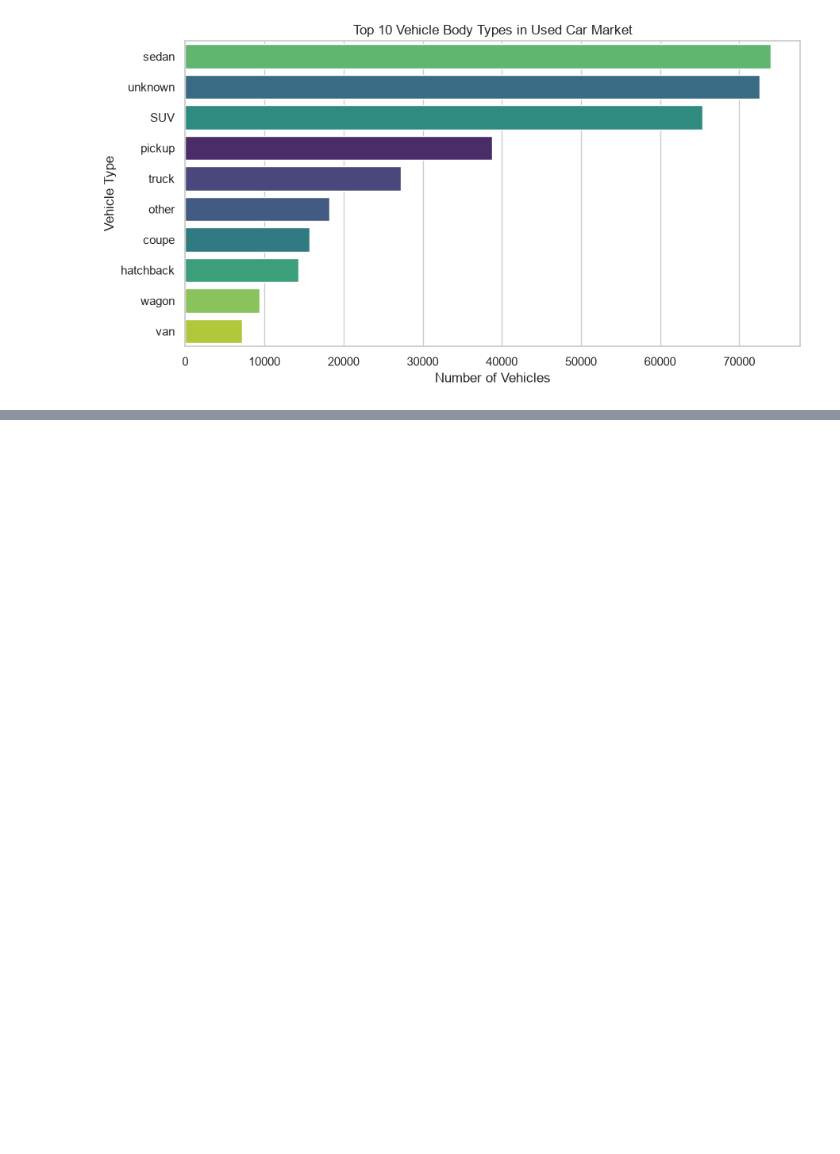
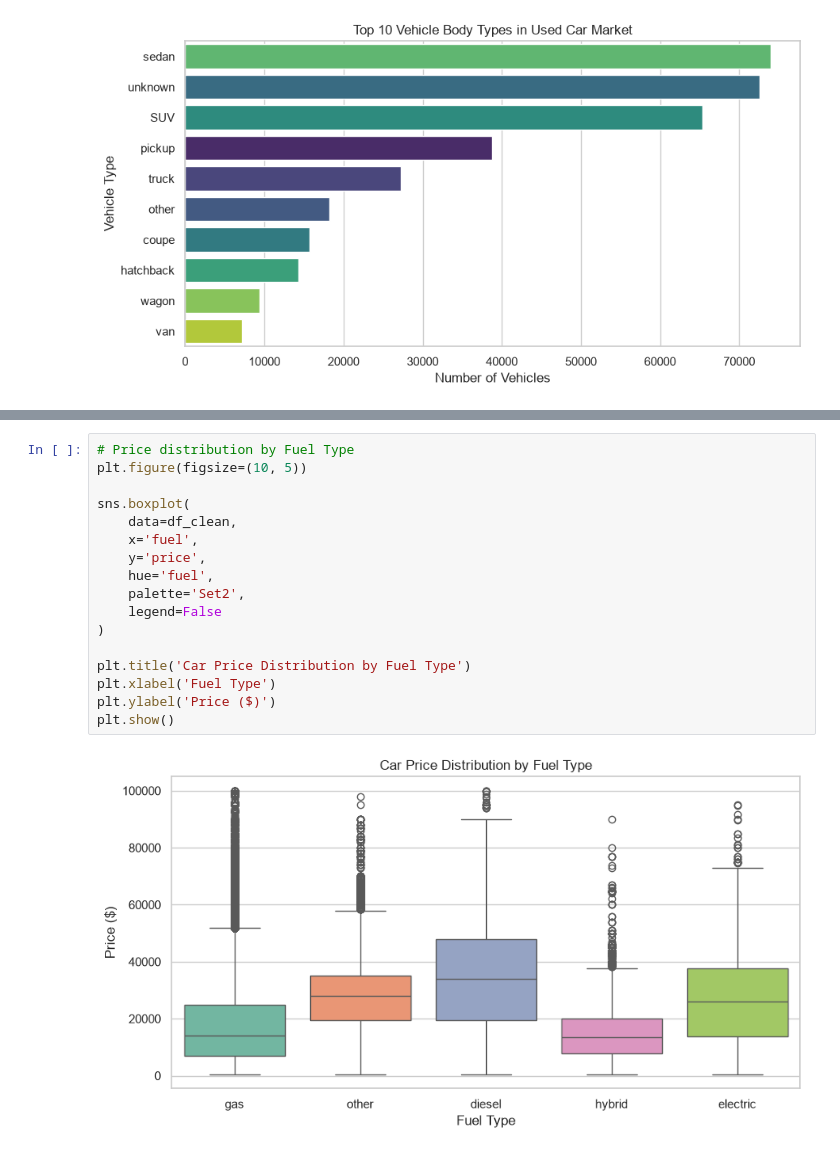
Before and after one commit to harybagus/used-car-market-analysis, a Jupyter notebook: used_car_market_analysis.ipynb, the cells around one changed output, grey strips where cells are left out. Drawn from its saved outputs; the diff is of its cells as text; blank space fills up the shorter version.

```diff
--- a/used_car_market_analysis.ipynb
+++ b/used_car_market_analysis.ipynb
@@ -291,0 +316,19 @@ plt.show()
+# %%
+# Price distribution by Fuel Type
+plt.figure(figsize=(10, 5))
+
+sns.boxplot(
+    data=df_clean,
+    x='fuel',
+    y='price',
+    hue='fuel',
+    palette='Set2',
+    legend=False
+)
+
+plt.title('Car Price Distribution by Fuel Type')
+plt.xlabel('Fuel Type')
+plt.ylabel('Price ($)')
+plt.show()
+# %% [output]
+[figure, added]
```
Also changed, not shown: parts of 5 cells of this notebook.
